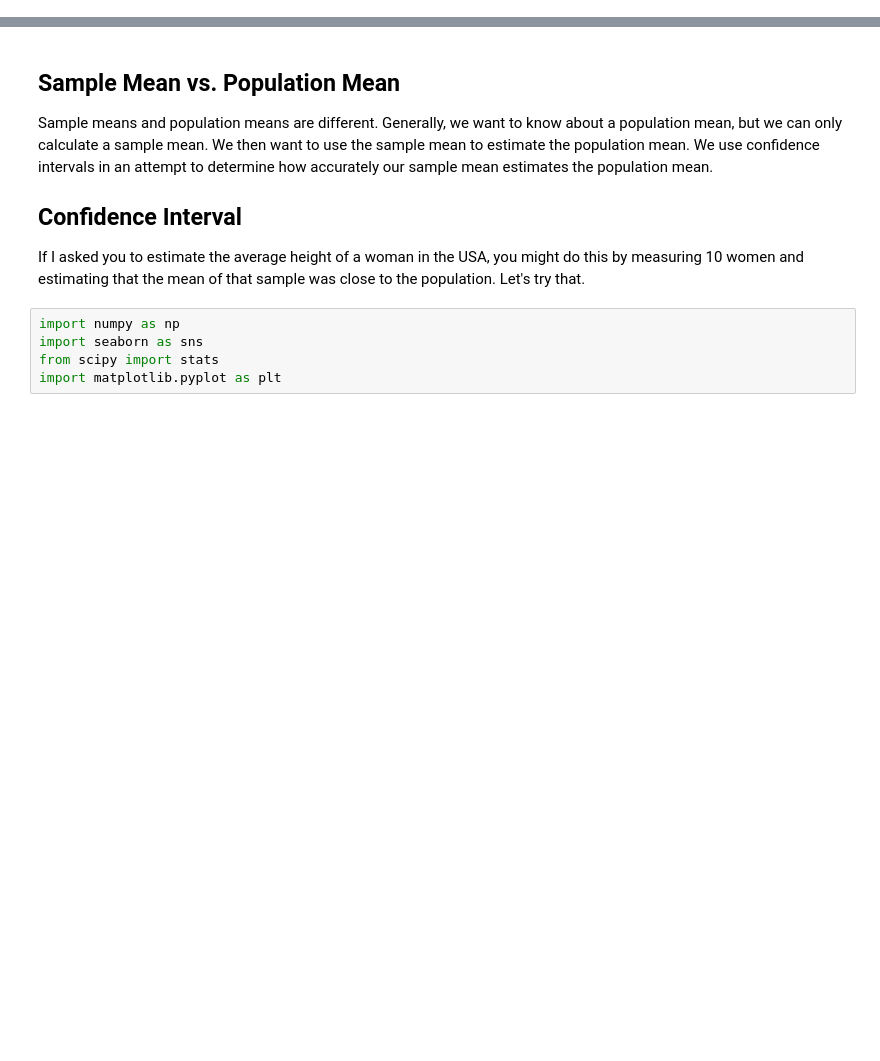
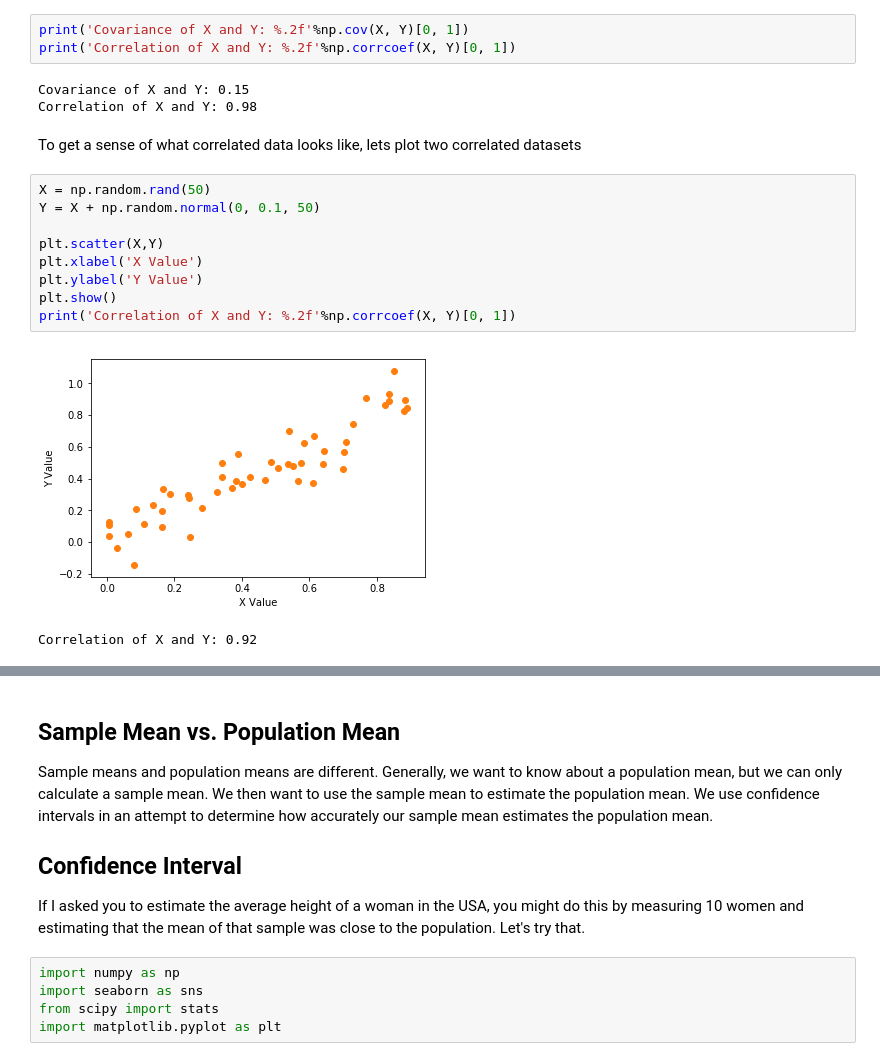
Before and after one commit to Auquan/Tutorials, a Jupyter notebook: Covariance, Correlation and Confidence Intervals.ipynb, the cells around one changed output, grey strips where cells are left out. Saved outputs shown, nothing was run; the diff lists cells and outputs as text; blank space fills up the shorter version.

Commit message:
Small changes to charts

```diff
--- a/Confidence Intervals.ipynb
+++ b/Covariance, Correlation and Confidence Intervals.ipynb
@@ -11,0 +50,20 @@ Notebook released under the Creative Commons Attribution 4.0 License.
+# %%
+print('Covariance of X and Y: %.2f'%np.cov(X, Y)[0, 1])
+print('Correlation of X and Y: %.2f'%np.corrcoef(X, Y)[0, 1])
+# %% [output]
+Covariance of X and Y: 0.15
+Correlation of X and Y: 0.98
+# %% [markdown]
+To get a sense of what correlated data looks like, lets plot two correlated datasets
+# %%
+X = np.random.rand(50)
+Y = X + np.random.normal(0, 0.1, 50)
+
+plt.scatter(X,Y)
+plt.xlabel('X Value')
+plt.ylabel('Y Value')
+plt.show()
+print('Correlation of X and Y: %.2f'%np.corrcoef(X, Y)[0, 1])
+# %% [output]
+[figure, added]
+Correlation of X and Y: 0.92
```
Also changed, not shown: parts of 13 cells of this notebook, 10 other files.
